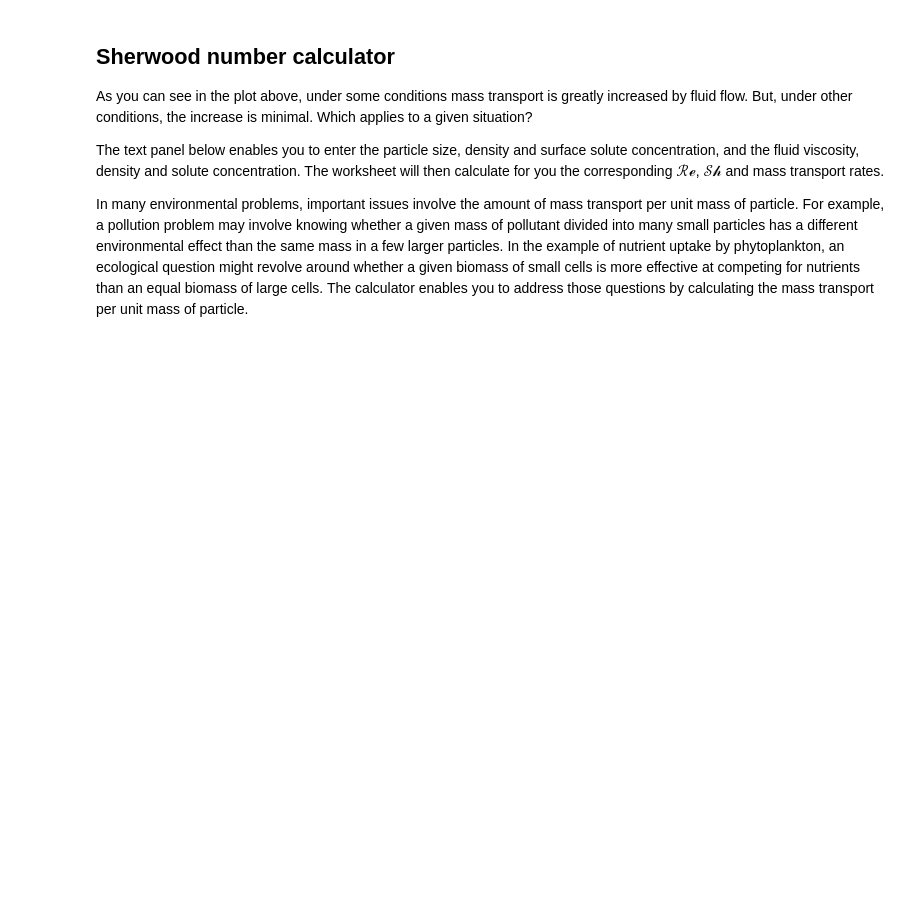
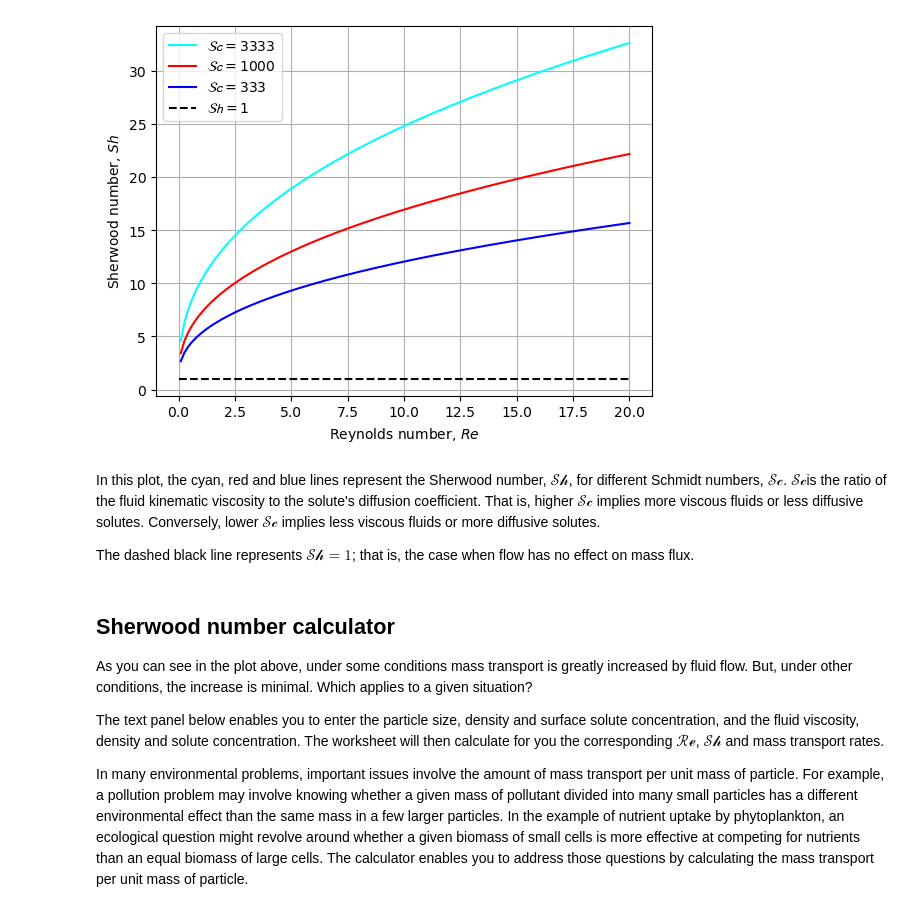
Before and after one commit to seastate/ReSphere, a Jupyter notebook: RS3.ipynb, the cells around one changed output. Saved outputs shown, nothing was run; the diff lists cells and outputs as text; code cells hidden in the pictures; blank space fills up the shorter version.

```diff
--- a/RS3.ipynb
+++ b/RS3.ipynb
@@ -74,21 +4,93 @@ import ipywidgets as widgets
 # %%
+# Import modules:
+#%matplotlib
+from math import *
+import numpy as np
+from scipy.interpolate import CubicSpline, interp1d
+from scipy.optimize import root, bisect
+import matplotlib.pyplot as plt
+plt.ion()
+from ipywidgets import interact, interactive, fixed, interact_manual
+import ipywidgets as widgets
+
 # Experimental data for Cd for a sphere:
 relist=[ .05875, .1585, .4786, 3.020, 7.015, 15.49, 57.54, 144.5, 264.9, 512.9, 1000., 1862., 3162., 4764., 8375., .1556*10**5, .2648*10**5, .3467*10**5, .5888*10**5, .1000*10**6, .1702*10**6, .2317*10**6, .2648*10**6, .2710*10**6, .2851*10**6, .3020*10**6, .3388*10**6, .3981*10**6, .5129*10**6, .1778*10**7, .2291*10**7, .5012*10**7]
 cdlist = [492.0, 169.8, 58.88, 10.86, 5.623, 3.388, 1.479, .9204, .7194, .5623, .4786, .4365, .4074, .3890, .3981, .4395, .4571, .4775, .4732, .4624,.4395, .4046, .3733, .3467, .2472, .1778, .1047, .09772, .1000, .1778, .1862, .1862]
 CdRe_logdata = [(log(relist[i],10),log(cdlist[i],10)) for i in range(len(relist))]
 Re_logdata = [log(relist[i],10) for i in range(len(relist))]
 Cd_logdata = [log(cdlist[i],10) for i in range(len(relist))]
 stokes_transition = 1.5
 #CdL_interp = spline(CdRe_logdata)
 #CdL_interp = CubicSpline(Re_logdata,Cd_logdata)
 CdL_interp = interp1d(Re_logdata,Cd_logdata)
 ReL_plot = np.linspace(-4,Re_logdata[-1],num=128)
 #ReL_plot = np.linspace(Re_logdata[0],Re_logdata[-1],num=128)
 #CdL_plot = CdL_interp(ReL_plot)
 # Stokes and Oseen analytical solutions
 Cd_Stokes = lambda Re_: 24./Re_
 Cd_Oseen = lambda Re_: 24./Re_*(1.+3./16.*Re_)
 CdL_Stokes = lambda logRe_: np.log10(24./np.power(10,logRe_))
 CdL_Oseen = lambda logRe_: np.log10(24./np.power(10,logRe_)*(1.+3./16.*np.power(10,logRe_)))
 CdRe = lambda logRe_: CdL_Oseen(logRe_) if logRe_ <= log(stokes_transition,10) else CdL_interp(logRe_)
 CdL_plot = [CdRe(r) for r in ReL_plot]
+
+def cd_error(r,F_D,rho,mu,U):
+    """A function evaluating the error between the parameter U and the
+    movement speed of a sphere with radius r subjected to force F_D in
+    fluid with density rho and viscosity mu. The U for which this function
+    evaluates to zero is the steady state movement speed. """
+    if U==0.:
+        return -F_D
+    else:
+        signU=np.sign(U)
+        absU=abs(U)
+        #print 'got here...',r,F_D,rho,mu,U
+        logRe=log(2.*rho*r*absU/mu,10)
+        logCd=CdRe(logRe)
+        return (signU*0.5*rho*pi*r**2*U**2)*10**logCd - F_D
+
+def U_sphere(r,F_D,rho,mu):
+    """Steady-state movement velocity of a sphere in fluid, as determined by the
+    root of the error metric cd_error.
+    """
+    # Determine the range over which the numerical root-finding algorithm should operate:
+    #Re_=2*rho*r*U./mu
+    Urange=relist[-1]*mu/(2.*rho*r)
+    Uerr = lambda u: cd_error(r,F_D,rho,mu,u)
+    U=bisect(Uerr,-Urange,Urange, rtol=0.000001,full_output=False)
+    return U
+
+
+def Sherwood(r,D,rho,mu,U):
+    """ Calculate the Sherwood number for a moving sphere according to the curve fit from
+    Kiorboe et al. (2001). D is the diffusion coefficient; other parameters as above."""
+    Re_=r*U*rho/mu  # Note that Kiorboe et al. use radius, not diameter as the length scale for Re
+    Pe_=r*U/D  # Note that Kiorboe et al. use radius, not diameter as the length scale for Re
+    Sc=mu/(D*rho)
+    #Sc=Pe_/Re_
+    Sh = 1. + 0.62 * Re_**0.41 * Sc**(1/3)
+    return Sh
+
+
+Sh_RePe = lambda Re_,Pe_: Sherwood(1,Pe_**(-1),1,Re_**(-1),1)
+Sh_RePe3333 = lambda Re_: Sherwood(1,3333.**(-1),1,Re_**(-1),1)
+Sh_RePe1000 = lambda Re_: Sherwood(1,1000.**(-1),1,Re_**(-1),1)
+Sh_RePe333 = lambda Re_: Sherwood(1,333.**(-1),1,Re_**(-1),1)
+Sh_ReSc = lambda Re_,Sc_: Sherwood(1,1./(Sc_*Re_),1.,1./Re_,1.)
+Sh_ReSc3333 = lambda Re_: Sherwood(1.,1./(3333.*Re_),1.,1./Re_,1.)
+Sh_ReSc1000 = lambda Re_: Sherwood(1,1./(1000.*Re_),1.,1/Re_,1.)
+Sh_ReSc333 = lambda Re_: Sherwood(1,1./(333.*Re_),1.,1./Re_,1.)
+
+# Show the Sherwood plots
+fig2, ax2 = plt.subplots()
+Re_Sher = np.linspace(1.e-1,2.e1,num=128)
+ax2.plot(Re_Sher,Sh_ReSc3333(Re_Sher),color='cyan',label=r'$\mathcal{Sc}=3333$')
+ax2.plot(Re_Sher,Sh_ReSc1000(Re_Sher),color='red',label=r'$\mathcal{Sc}=1000$')
+ax2.plot(Re_Sher,Sh_ReSc333(Re_Sher),color='blue',label=r'$\mathcal{Sc}=333$')
+ax2.plot([0,Re_Sher.max()],[1,1],color='k',linestyle='--',label=r'$\mathcal{Sh}=1$')
+ax2.set_xlabel(r'Reynolds number, $Re$')
+ax2.set_ylabel(r'Sherwood number, $Sh$')
+ax2.grid()
+ax2.legend();
+# %% [output]
+[figure, added]
@@ -151,3 +97,10 @@ ax2.legend();
+# %% [markdown]
+In this plot, the cyan, red and blue lines represent the Sherwood number, $\mathcal{Sh}$, for different Schmidt numbers, $\mathcal{Sc}$.
+$\mathcal{Sc}$is the ratio of the fluid kinematic viscosity to the solute's diffusion coefficient.
+That is, higher $\mathcal{Sc}$ implies more viscous fluids or less diffusive solutes.
+Conversely, lower $\mathcal{Sc}$ implies less viscous fluids or more diffusive solutes.
+
+The dashed black line represents $\mathcal{Sh}=1$; that is, the case when flow has no effect on mass flux.
 # %% [markdown]
 ## Sherwood number calculator
 As you can see in the plot above, under some conditions mass transport is greatly increased by fluid flow.
```
Also changed, not shown: parts of 8 cells of this notebook, 26 other files.
